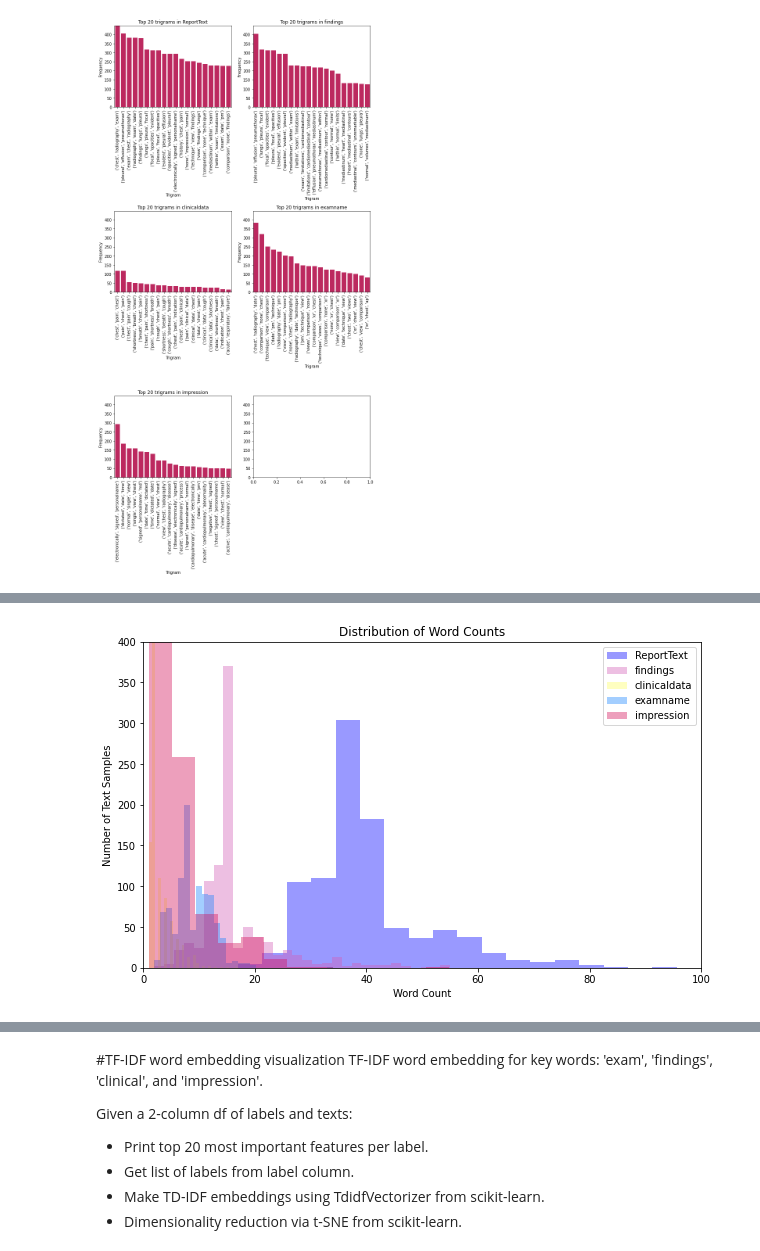
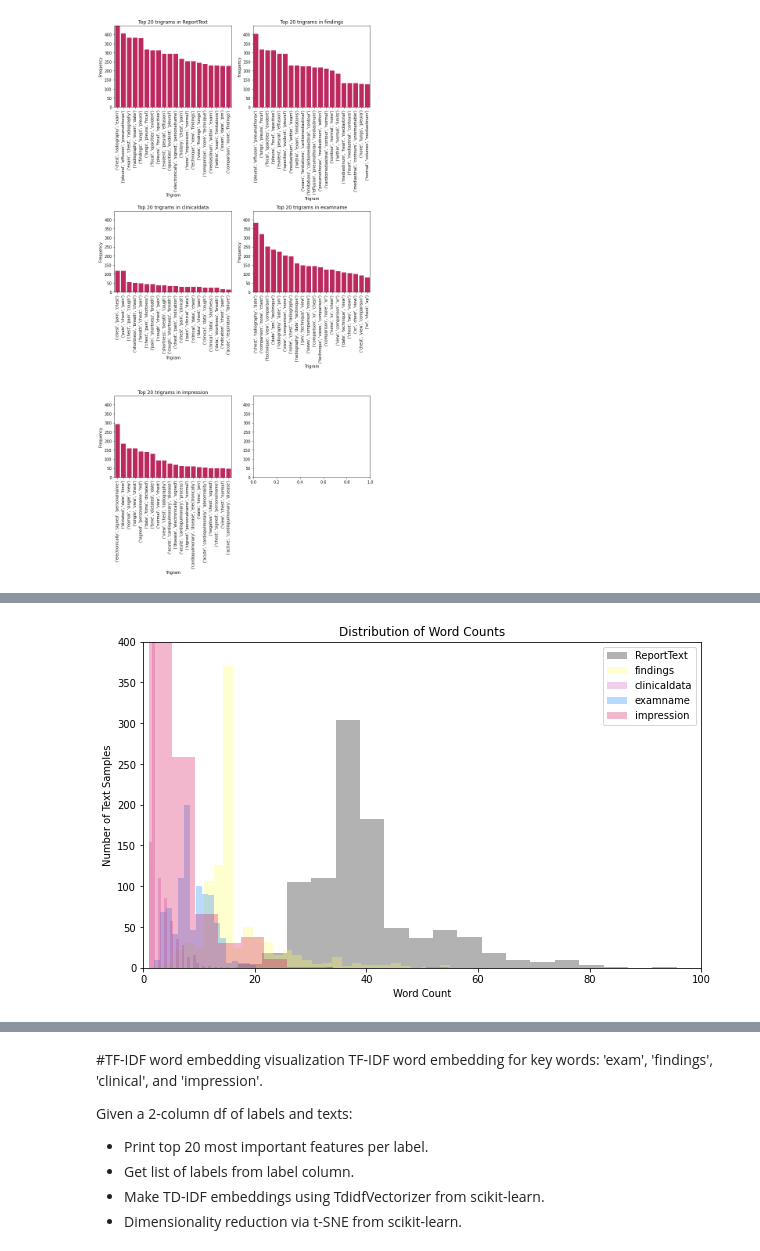
Before and after one commit to isabelklint/final_oa, a Jupyter notebook: final_oa.ipynb, the cells around one changed output, grey strips where cells are left out. Saved outputs shown, nothing was run; the diff lists cells and outputs as text; code cells hidden in the pictures.

```diff
--- a/final_oa.ipynb
+++ b/final_oa.ipynb
@@ -115,11 +148,17 @@ df.head(2)
 | 1 | exam: chest radiography exam date... | findings: lungs/pleura: no focal ... | clinical history: chest pain. \n\n | exam: chest radiography exam date... | impression: no acute cardiopulmon... |
 # %%
 # remove heading text from last four columns respectively
-text_columns = ['findings', 'clinicaldata', 'examname', 'impression']
-remove_words = [['findings'], ['clinical history', 'clinical information', 'clinical indications', 'history', 'clinical indication'], ['examination', 'exam'], ['impression']]
-for col, words in zip(text_columns, remove_words):
-    for word in words:
-        df[col] = df[col].str.replace(word, '', case=False)
+def remove_ID_words(df):
+    text_columns = ['findings', 'clinicaldata', 'examname', 'impression']
+    remove_words = [['findings'], ['clinical history', 'clinical information', 'clinical indications', 'history', 'clinical indication'], ['examination', 'exam'], ['impression']]
+
+    for col, words in zip(text_columns, remove_words):
+        for word in words:
+            df[col] = df[col].str.replace(word, '', case=False)
+
+    return df
+# %%
+df = remove_ID_words(df)
 # %%
 # remove stop words, punctuation, and numbers from df
 nltk.download('stopwords')
@@ -193,7 +237,7 @@ for ax in axes.flatten():
     ax.set_ylim([y_min, y_max])
 
 for i, col in enumerate(text_columns):
-    data = " ".join(review for review in df[col])
+    data = " ".join(review for review in df_original[col])
     word_lengths = [len(word) for word in data.split()]
 
     # row index in the grid
@@ -223,4 +270,5 @@ plt.show()
 # %%
+# plot top 20 trigrams for each column
 text_columns = ['ReportText', 'findings', 'clinicaldata', 'examname', 'impression']
 
 fig, axes = plt.subplots(nrows=3, ncols=2, figsize=(10, 20))
@@ -229,7 +277,7 @@ fig.tight_layout(pad=20.0)
 max_frequency = 0
 
 for i, col in enumerate(text_columns):
-    data = " ".join(field for field in df[col])
+    data = " ".join(field for field in df_original[col])
     words = data.split()
     trigrams = ngrams(words, 3)
     ngrams_count = Counter(trigrams)
@@ -259,27 +310,27 @@ plt.show()
 # %%
 # visualise word count of each field
 text_columns = ['ReportText', 'findings', 'clinicaldata', 'examname', 'impression']
 
 # Define colors for each label
-colours = {'findings': '#D35FB7', 'clinicaldata': '#FEFE62', 'examname': '#1A85FF', 'impression': '#D41159'}
+colours = {'findings': '#FEFE62', 'clinicaldata': '#D35FB7', 'examname': '#1A85FF', 'impression': '#D41159'}
 
 plt.figure(figsize=(10, 6))
 
 for col in text_columns:
-    word_counts = df[col].apply(lambda x: len(x.split()))
+    word_counts = df_original[col].apply(lambda x: len(x.split()))
     count_freq = Counter(word_counts)
 
     # Set the color of the bars for this label
-    color = colours.get(col, 'blue')
+    color = colours.get(col, 'black')
 
-    plt.hist(word_counts, alpha=0.4, label=col, bins=30, color=color)
+    plt.hist(word_counts, alpha=0.3, label=col, bins=30, color=color)
 
 plt.title('Distribution of Word Counts')
 plt.xlabel('Word Count')
 plt.ylabel('Number of Text Samples')
 plt.xlim([0, 100])
 plt.ylim([0, 400])
 plt.legend()
 plt.show()
 # %% [output]
-[figure, old version]
+[figure, new version]
```
Also changed, not shown: parts of 38 cells of this notebook.
